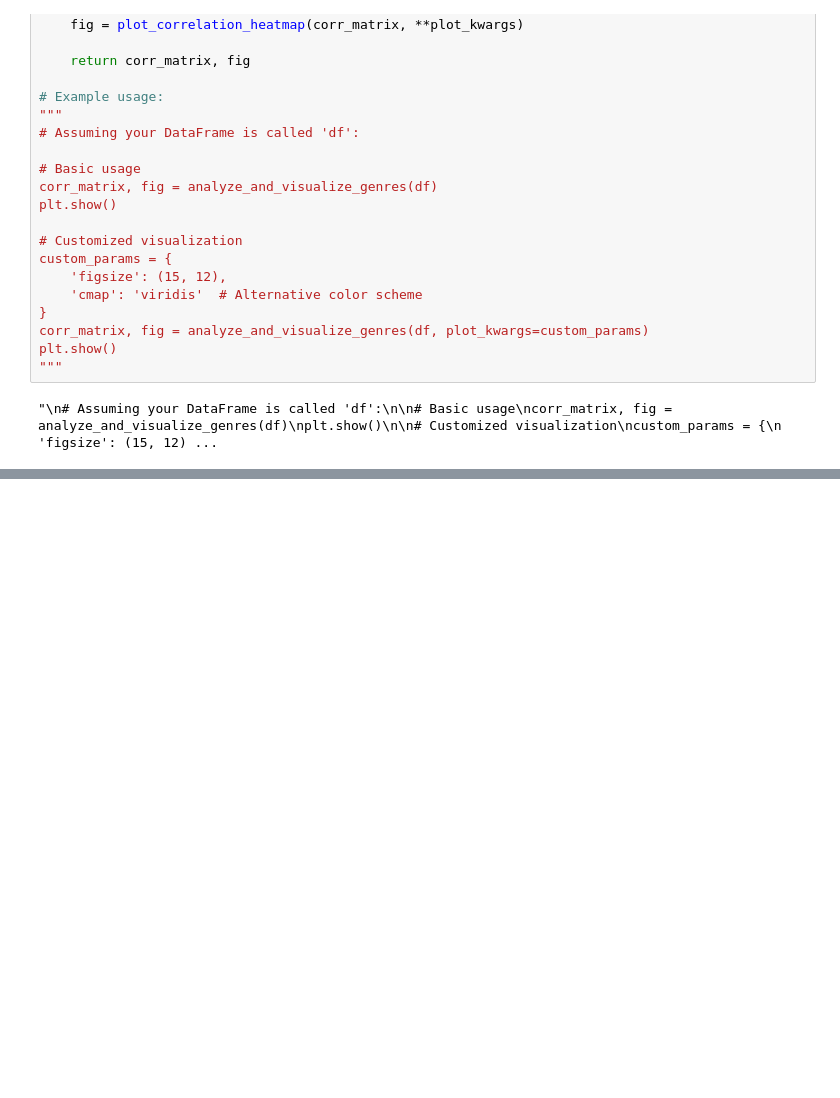
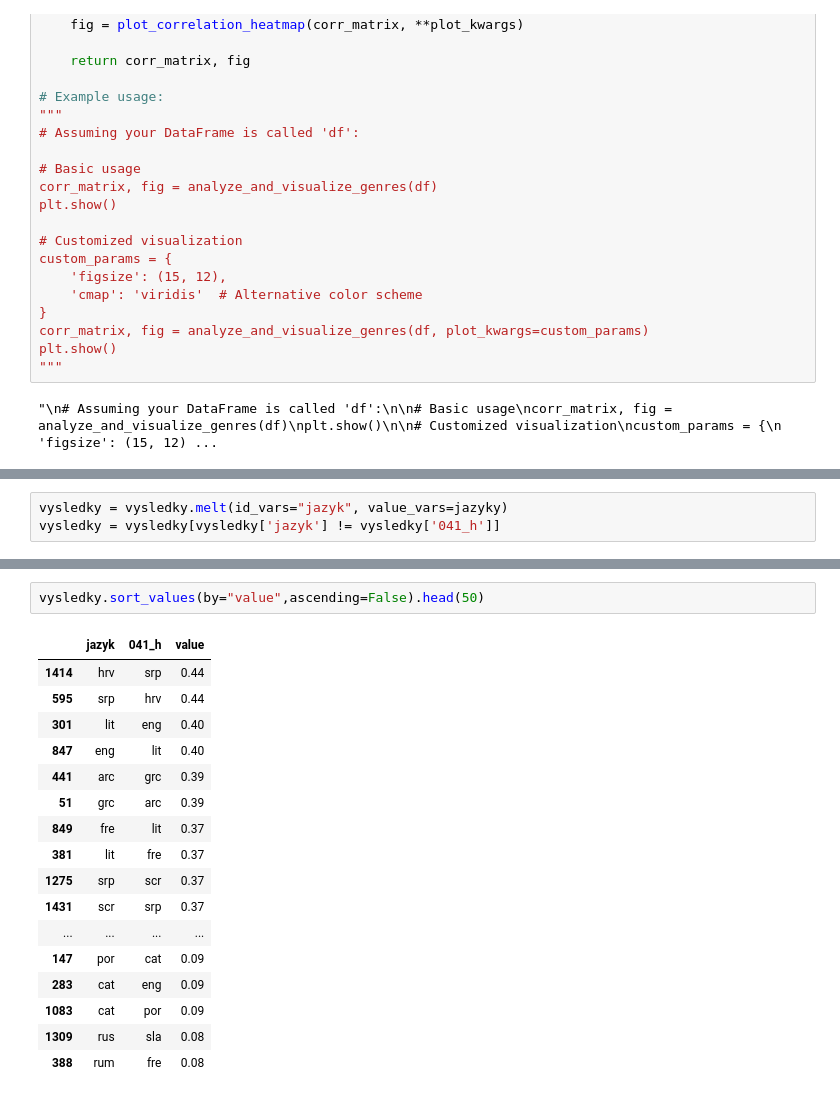
Before and after one commit to DataRozhlas/knizni-peoplemetr, a Jupyter notebook: 149_korelace_jazyku.ipynb, the cells around one changed output, grey strips where cells are left out. Saved outputs shown, nothing was run; the diff lists cells and outputs as text; blank space fills up the shorter version.

```diff
--- a/149_korelace_jazyku.ipynb
+++ b/149_korelace_jazyku.ipynb
@@ -185,0 +215,3 @@ plt.show()
+# %%
+vysledky = vysledky.melt(id_vars="jazyk", value_vars=jazyky)
+vysledky = vysledky[vysledky['jazyk'] != vysledky['041_h']]
@@ -186,3 +261,23 @@ plt.show()
+# %%
+vysledky.sort_values(by="value",ascending=False).head(50)
+# %% [output]
+|  | jazyk | 041_h | value |
+| 1414 | hrv | srp | 0.44 |
+| 595 | srp | hrv | 0.44 |
+| 301 | lit | eng | 0.40 |
+| 847 | eng | lit | 0.40 |
+| 441 | arc | grc | 0.39 |
+| 51 | grc | arc | 0.39 |
+| 849 | fre | lit | 0.37 |
+| 381 | lit | fre | 0.37 |
+| 1275 | srp | scr | 0.37 |
+| 1431 | scr | srp | 0.37 |
+| ... | ... | ... | ... |
+| 147 | por | cat | 0.09 |
+| 283 | cat | eng | 0.09 |
+| 1083 | cat | por | 0.09 |
+| 1309 | rus | sla | 0.08 |
+| 388 | rum | fre | 0.08 |
 # %%
 df_filtr = df_expl[~df_expl['041_h'].isin(['cze','und','slo'])]
 nejpilnejsi = df_filtr.groupby("700_7")['041_h'].nunique()
```
Also changed, not shown: parts of 9 cells of this notebook, 22 other files.
